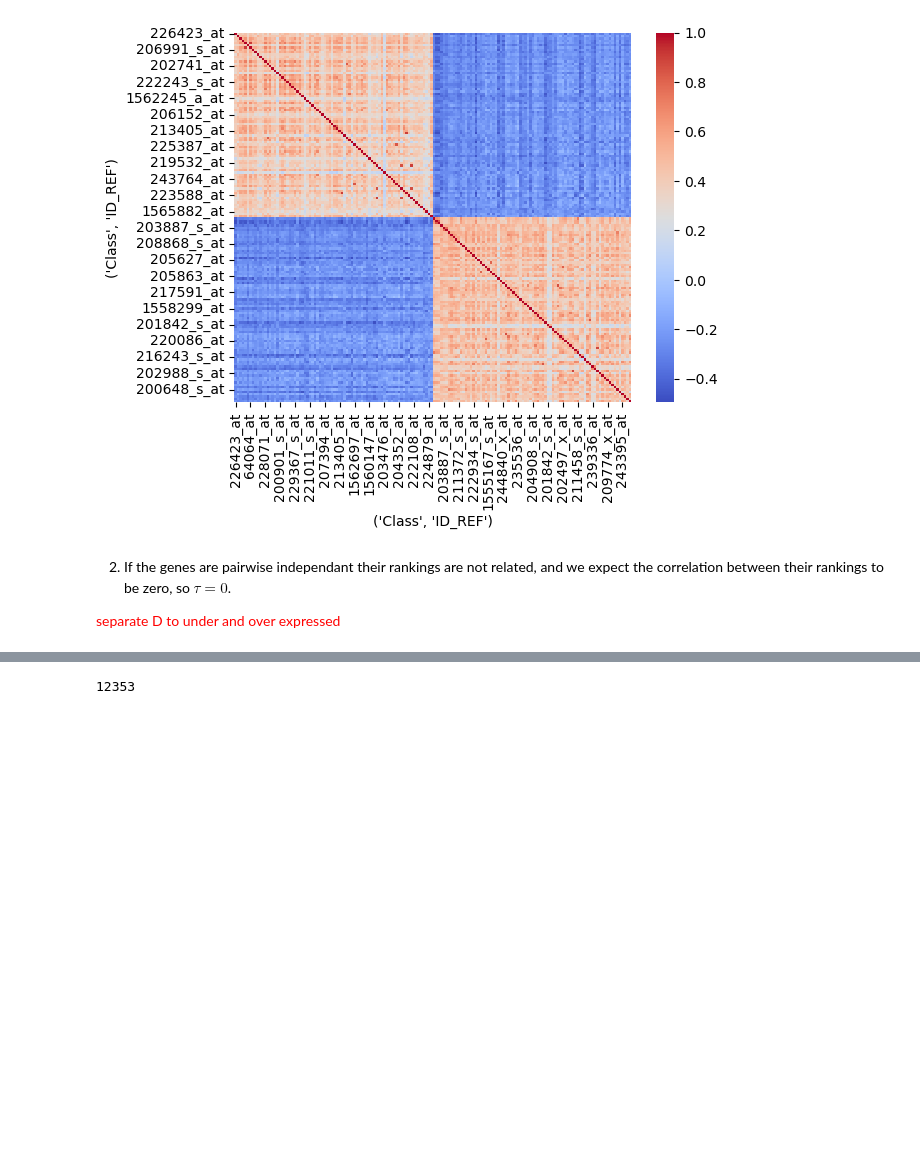
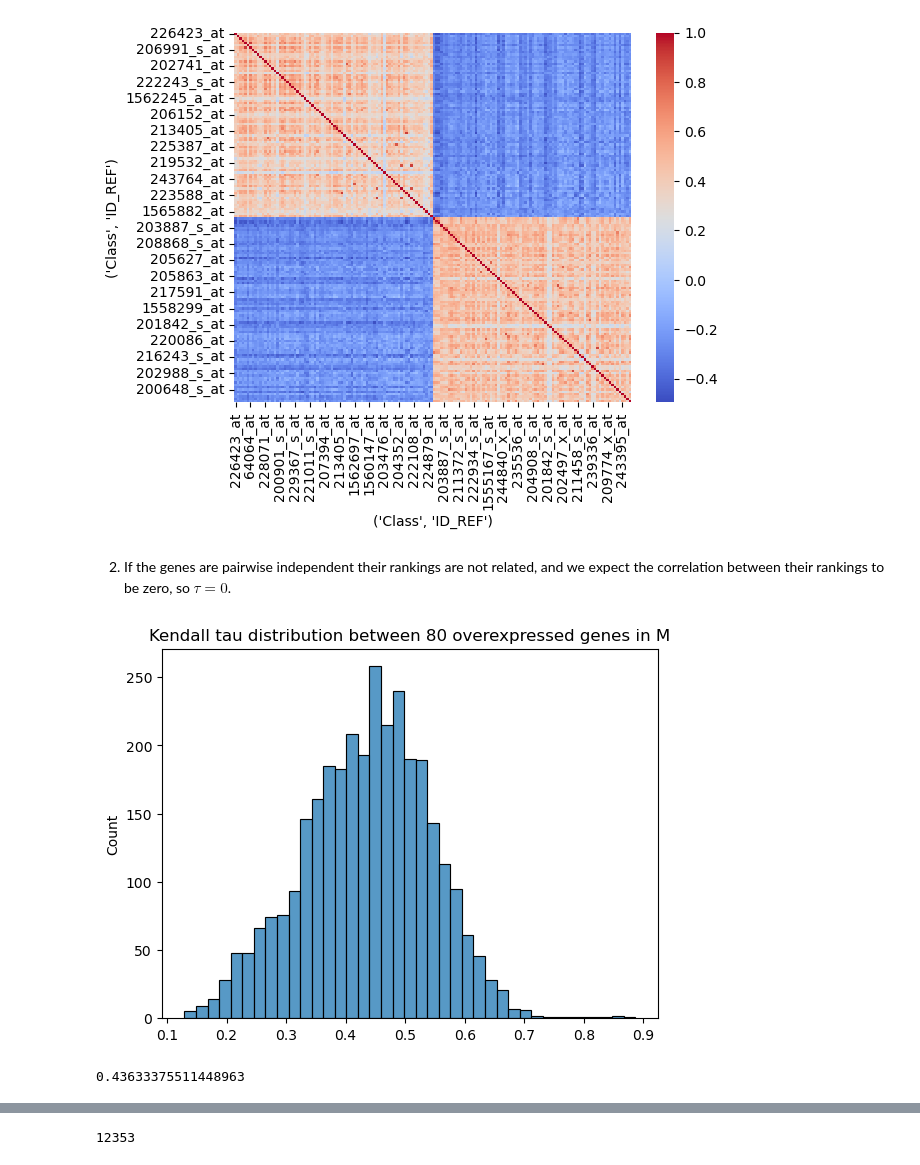
Before and after one commit to barboym/hw_statistics_runi, a Jupyter notebook: HW4.ipynb, the cells around one changed output, grey strips where cells are left out. Cells and saved outputs as stored; diff of their text form; code cells hidden in the pictures; blank space fills up the shorter version.

```diff
--- a/HW4.ipynb
+++ b/HW4.ipynb
@@ -263,9 +263,20 @@ sns.heatmap(D_kendall, cmap='coolwarm');
 # %% [output]
 [figure]
 # %% [markdown]
-2. If the genes are pairwise independant their rankings are not related, and we expect the correlation between their rankings to be zero, so $\tau = 0$.
-
-<font color='red'> separate D to under and over expressed
+2. If the genes are pairwise independent their rankings are not related, and we expect the correlation between their rankings to be zero, so $\tau = 0$.
 # %%
-#have to do part 3
+#Kendall for 80 most significant genes that are overexpressed in M
+U_M_greater_ind = U_M_greater_test.nsmallest(n=80).index
+D_kendall_M_greater = D_kendall.loc[U_M_greater_ind][U_M_greater_ind].to_numpy(dtype='float')
+
+#take the upper triangle of values and flatten
+D_kendall_M_greater = D_kendall_M_greater[np.triu_indices(80, k = 1)].flatten()
+sns.histplot(D_kendall_M_greater);
+plt.title("Kendall tau distribution between 80 overexpressed genes in M");
+# %% [output]
+[figure, added]
+# %%
+mean(D_kendall_M_greater)
+# %% [output]
+0.43633375511448963
 # %% [markdown]
```
Also changed, not shown: parts of 3 cells of this notebook.
